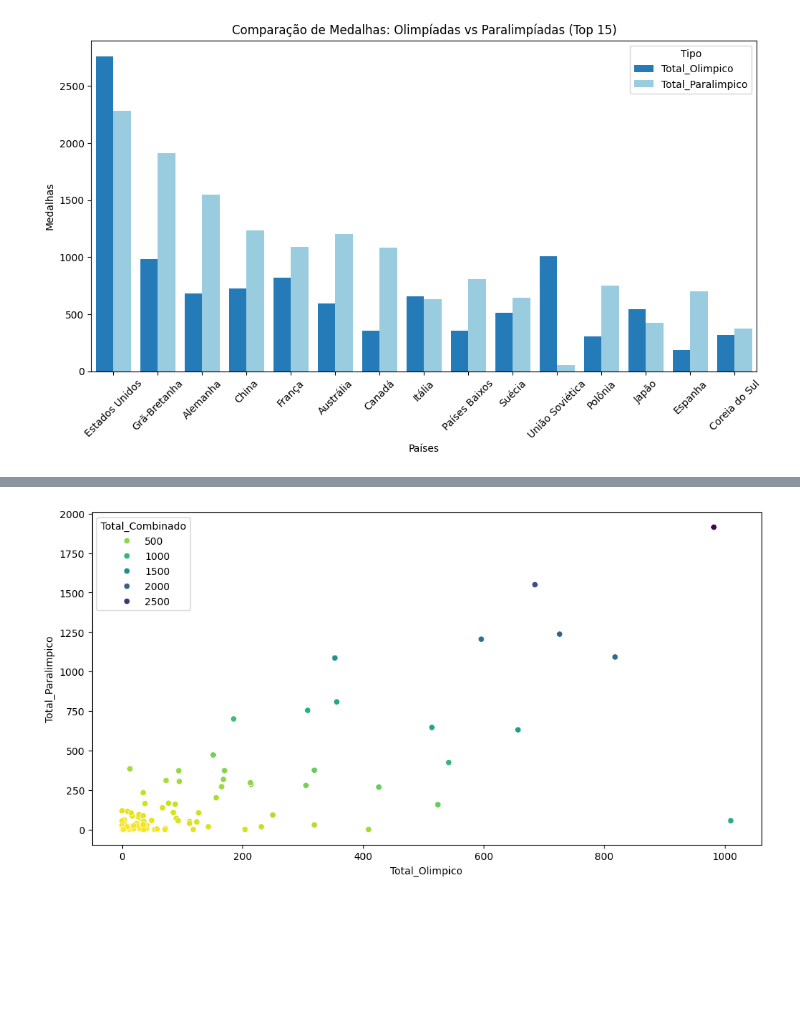
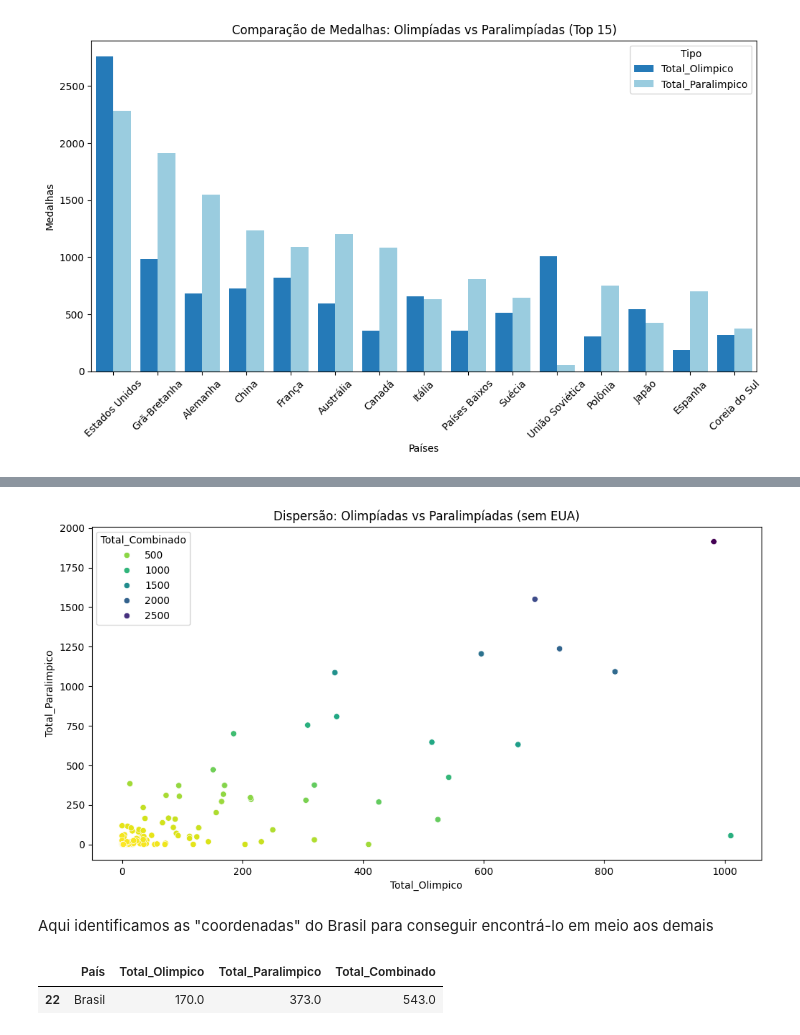
Before and after one commit to ClaraCaldas/Projeto-ICD, a Jupyter notebook: comparativo_olimpiadas_e_paralimpiadas.ipynb, the cells around one changed output, grey strips where cells are left out. Saved outputs shown, nothing was run; the diff lists cells and outputs as text; code cells hidden in the pictures; blank space fills up the shorter version.

```diff
--- a/comparativo_olimpiadas_e_paralimpiadas.ipynb
+++ b/comparativo_olimpiadas_e_paralimpiadas.ipynb
@@ -208,11 +233,19 @@ scatter_plot()
 # %%
 def scatter_plot_sem_eua():
     df_sem_eua = df_olim_e_para[df_olim_e_para["País"] != "Estados Unidos"]
 
     plt.figure(figsize=(12, 6))
     sns.scatterplot(data= df_sem_eua, x= "Total_Olimpico", y= "Total_Paralimpico", hue= "Total_Combinado", palette= "viridis_r")
+    plt.title('Dispersão: Olimpíadas vs Paralimpíadas (sem EUA)')
     plt.show()
 
 scatter_plot_sem_eua()
 # %% [output]
-[figure, old version]
+[figure, new version]
+# %% [markdown]
+Aqui identificamos as "coordenadas" do Brasil para conseguir encontrá-lo em meio aos demais
+# %%
+df_olim_e_para[df_olim_e_para["País"] == "Brasil"]
+# %% [output]
+|  | País | Total_Olimpico | Total_Paralimpico | Total_Combinado |
+| 22 | Brasil | 170.0 | 373.0 | 543.0 |
```
Also changed, not shown: parts of 41 cells of this notebook.
